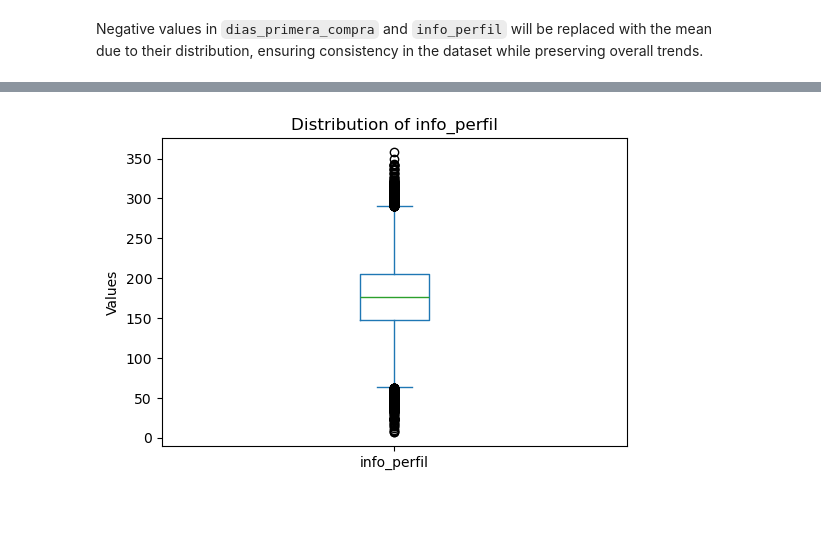
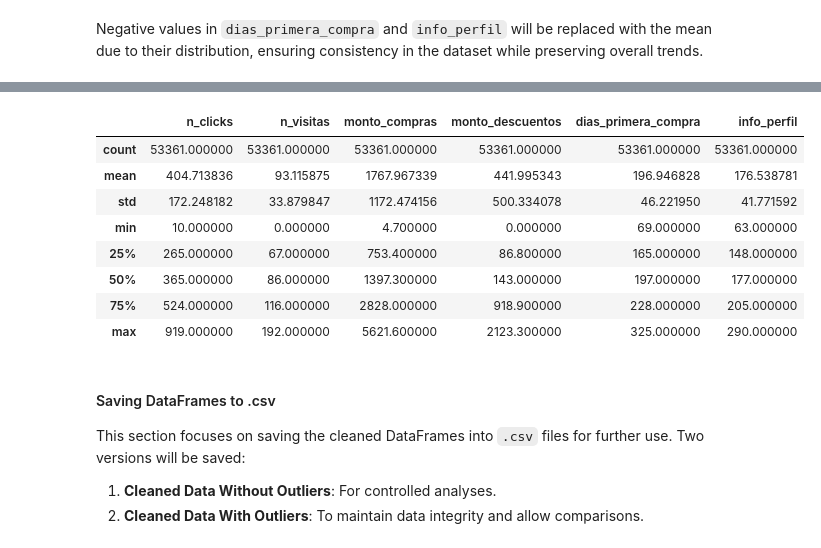
Before and after one commit to davexat/Client_Segmentation_Dashboard, a Jupyter notebook: notebooks/0.0_dsb_data_exploration.ipynb, the cells around one changed output, grey strips where cells are left out. Drawn from its saved outputs; the diff is of its cells as text; code cells hidden in the pictures; blank space fills up the shorter version.

```diff
--- a/notebooks/0.0_dsb_data_exploration.ipynb
+++ b/notebooks/0.0_dsb_data_exploration.ipynb
@@ -358,4 +297,18 @@ sns.pairplot(df)
-# %%
-box(df, "info_perfil")
-# %% [output]
-[figure, removed]
+# %%
+clean_df.describe()
+# %% [output]
+|  | n_clicks | n_visitas | monto_compras | monto_descuentos | dias_primera_compra | info_perfil |
+| count | 53361.000000 | 53361.000000 | 53361.000000 | 53361.000000 | 53361.000000 | 53361.000000 |
+| mean | 404.713836 | 93.115875 | 1767.967339 | 441.995343 | 196.946828 | 176.538781 |
+| std | 172.248182 | 33.879847 | 1172.474156 | 500.334078 | 46.221950 | 41.771592 |
+| min | 10.000000 | 0.000000 | 4.700000 | 0.000000 | 69.000000 | 63.000000 |
+| 25% | 265.000000 | 67.000000 | 753.400000 | 86.800000 | 165.000000 | 148.000000 |
+| 50% | 365.000000 | 86.000000 | 1397.300000 | 143.000000 | 197.000000 | 177.000000 |
+| 75% | 524.000000 | 116.000000 | 2828.000000 | 918.900000 | 228.000000 | 205.000000 |
+| max | 919.000000 | 192.000000 | 5621.600000 | 2123.300000 | 325.000000 | 290.000000 |
+# %% [markdown]
+#### Saving DataFrames to .csv
+This section focuses on saving the cleaned DataFrames into `.csv` files for further use. Two versions will be saved:
+
+1. **Cleaned Data Without Outliers**: For controlled analyses.
+2. **Cleaned Data With Outliers**: To maintain data integrity and allow comparisons.
```
Also changed, not shown: parts of 18 cells of this notebook, 2 other files.
